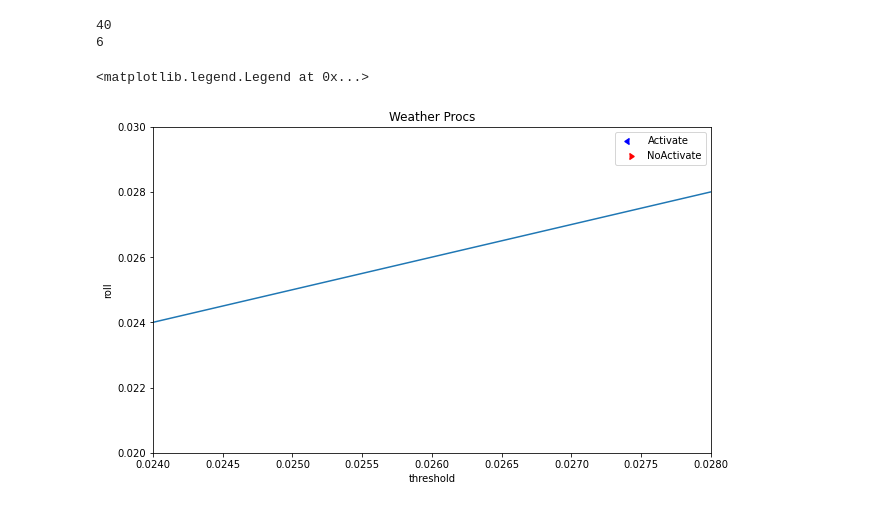
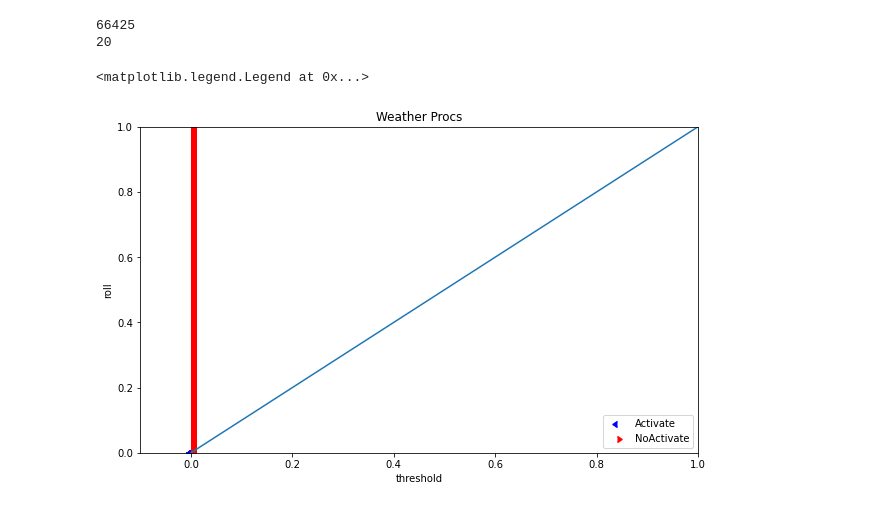
Before and after one commit to xSke/resim, a Jupyter notebook: notebooks/WeatherProcs.ipynb, the cells around one changed output. Drawn from its saved outputs; the diff is of its cells as text; code cells hidden in the pictures.

```diff
--- a/notebooks/WeatherProcs.ipynb
+++ b/notebooks/WeatherProcs.ipynb
@@ -16,7 +45,7 @@ all_files = glob.glob("../roll_data/*-weatherproc.csv")
 
 df = pd.concat((pd.read_csv(f, dtype=column_dtypes) for f in all_files), ignore_index=True)
 
-seasons = [11, 12, 13, 14, 15]
+seasons = [11,12,13,14,15,16,17,18]
 df = df[df['season'].isin(seasons)]
 len(df)
 # %% [output]
@@ -34,11 +63,14 @@ coffee_events = ("Bean", "NoBean")
 coffee2_events = ("Refill", "NoRefill")
 flooding_events = ("Swept", "NoSweep")
 reverb_events = ("Shuffle", "NoShuffle")
-bloodrain_events = ("Drain", "Siphon") # NOTE: FAILURES ARE SIPHON EVENTS ONLY
+bloodrain_events = ("Drain", "NoDrain")
 feedback_events = ("Swap", "NoSwap")
 peanut_events = ("Allergy", "NoAllergy")
 salmon_events = ("Salmon", "NoSalmon")
+eclipse_events = ("Burn", "NoBurn")
+glitter_events = ("LootDrop", "NootDrop")
+polarity_events = ("Switch", "NoSwitch")
 
-include_events = salmon_events
+include_events = eclipse_events
 
 dfc = dfc[dfc["event_type"].astype(str).isin(include_events)]
@@ -78,28 +127,28 @@ array([-0.00121929])
 print(len(dfc[~dfc["passed"]]))
 print(len(dfc[dfc["passed"]]))
 # %% [output]
-40
-6
+66425
+20
 # %%
 
-dfc["threshold"] = 0.026
+dfc["threshold"] = 0.00045 - 0.0004*dfc["ballpark_fortification"]
 # %%
 x_val = "threshold"
 fig, ax = plt.subplots(1, figsize=(10, 6))
 ax.scatter(dfc[dfc['passed']][x_val], dfc[dfc['passed']]["roll"], color="blue",
            label="Activate", marker=CARETLEFTBASE)
 ax.scatter(dfc[~dfc['passed']][x_val], dfc[~dfc['passed']]["roll"], color="red",
            label="NoActivate", marker=CARETRIGHTBASE)
 ax.plot([0, 1], [0, 1])
 ax.set_xlabel(x_val)
 ax.set_ylabel('roll')
 ax.set_title("Weather Procs")
-ax.set_xlim([0.024, 0.028])
-ax.set_ylim([0.02, 0.03])
+ax.set_xlim([-0.1, 1.0])
+ax.set_ylim([0.0, 1.0])
 ax.legend()
 # %% [output]
 <matplotlib.legend.Legend at 0x...>
-[figure, old version]
+[figure, new version]
 # %%
 dfc["offset"] = dfc["roll"] - dfc["threshold"]
 outliers = dfc[(dfc["passed"] & (dfc["offset"] > 0)) | (~dfc["passed"] & (dfc["offset"] < 0))]
```
Also changed, not shown: parts of 8 cells of this notebook.
